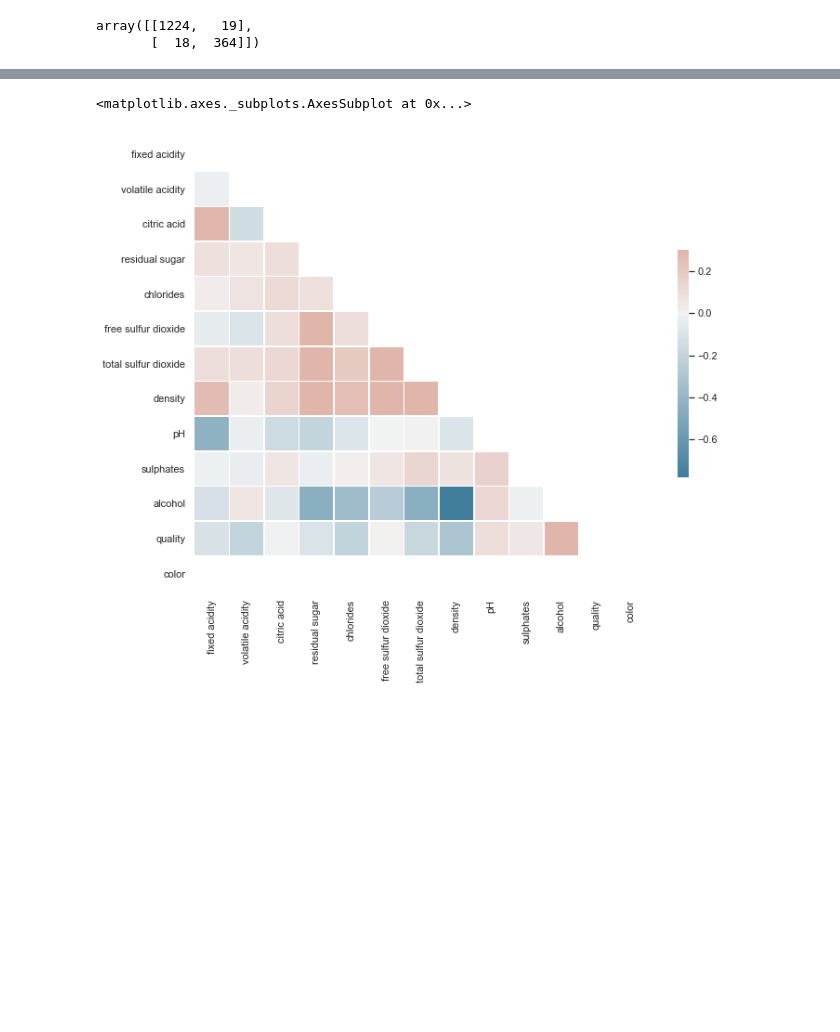
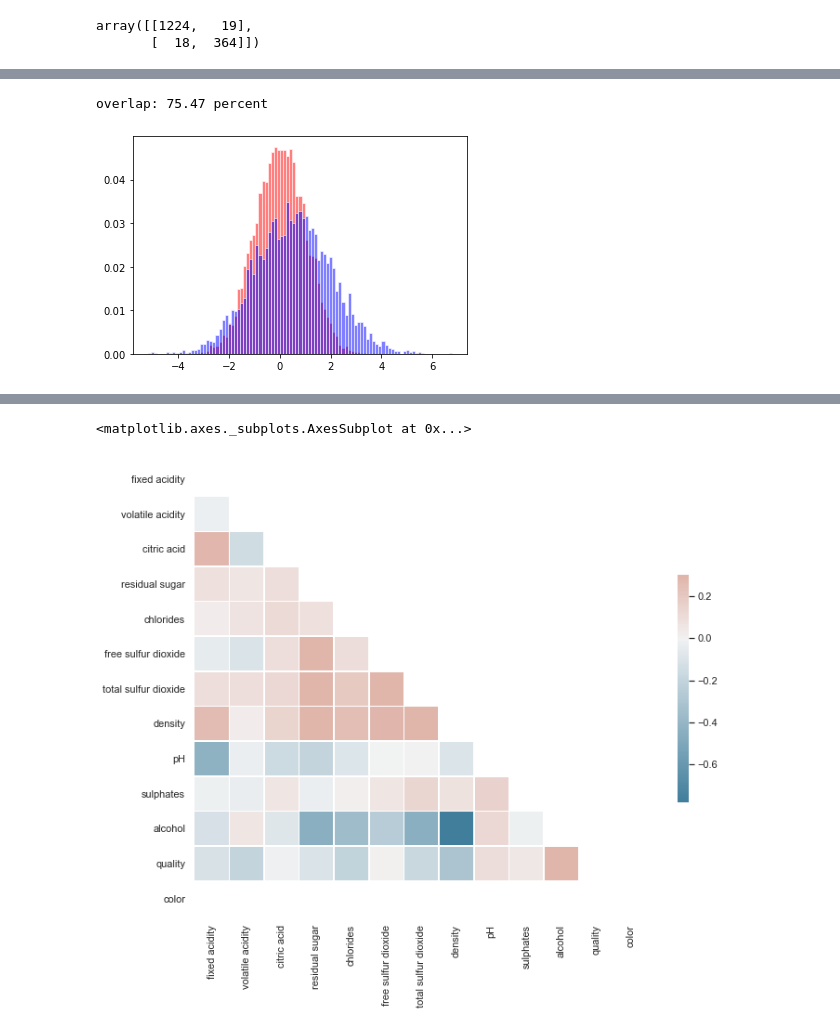
Before and after one commit to pkrosoff/wine_machine_learning, a Jupyter notebook: data/wine_quality_classification_phoebe.ipynb, the cells around one changed output, grey strips where cells are left out. Cells and saved outputs as stored; diff of their text form; code cells hidden in the pictures; blank space fills up the shorter version.

```diff
--- a/data/wine_quality_classification_phoebe.ipynb
+++ b/data/wine_quality_classification_phoebe.ipynb
@@ -198,0 +174,27 @@ sns.distplot(allwines["chlorides"])
+# %%
+data1 = red["total sulfur dioxide"]
+data2= white["total sulfur dioxide"]
+data1 = np.random.normal(size=9000)
+data2 = np.random.normal(size=5000, loc=0.5, scale=1.5)
+num_bins = 100
+
+xmin = min(data1.min(), data2.min())
+xmax = max(data1.max(), data2.max())
+bins = np.linspace(xmin, xmax, num_bins)
+weights1 = np.ones_like(data1) / float(len(data1))
+weights2 = np.ones_like(data2) / float(len(data2))
+
+hist_1 = np.histogram(data1, bins, weights=weights1)[0]
+hist_2 = np.histogram(data2, bins, weights=weights2)[0]
+
+tvd = 0.5*sum(abs(hist_1 - hist_2))
+print("overlap: {:2.2f} percent".format((1-tvd)*100))
+
+plt.figure()
+ax = plt.gca()
+ax.hist(data1, bins, weights=weights1, color='red', edgecolor='white', alpha=0.5)[0]
+ax.hist(data2, bins, weights=weights2, color='blue', edgecolor='white', alpha=0.5)[0]
+plt.show()
+# %% [output]
+overlap: 75.47 percent
+[figure, added]
```
Also changed, not shown: parts of 40 cells of this notebook, 3 other files.
